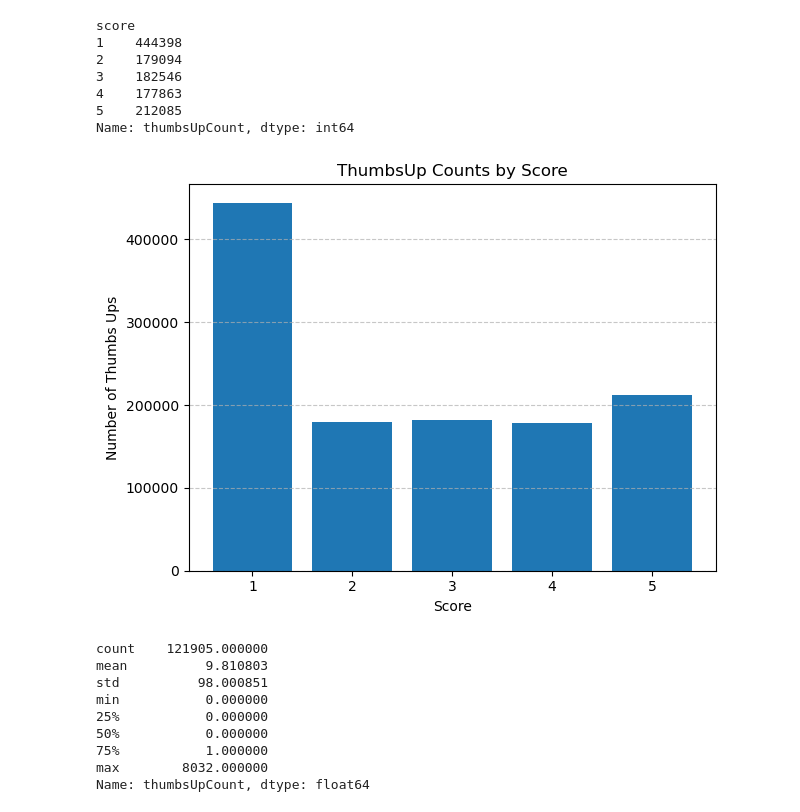
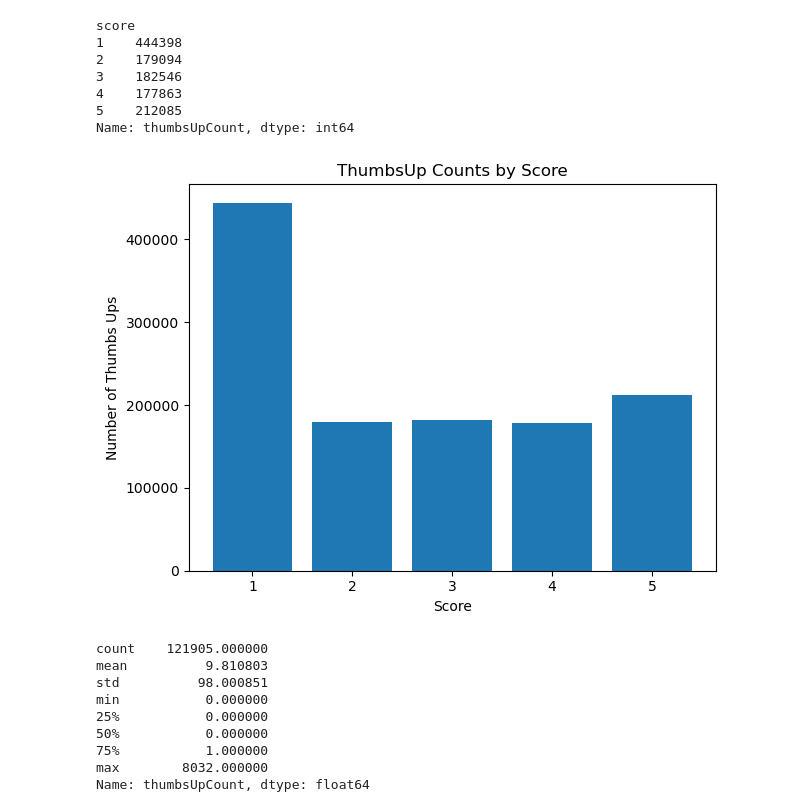
Before and after one commit to aimeele97/netflix_time_series_sentiment_analysis, a Jupyter notebook: Netflix_Reviews_Sentiment_Analysis.ipynb, the cells around one changed output. Saved outputs shown, nothing was run; the diff lists cells and outputs as text; code cells hidden in the pictures.

```diff
--- a/Netflix_Reviews_Sentiment_Analysis.ipynb
+++ b/Netflix_Reviews_Sentiment_Analysis.ipynb
@@ -213,20 +215,14 @@ Name: thumbsUpCount, dtype: int64
 # %%
 # Create a bar plot for thumbs-up counts for each score
 plt.bar(thumbsup_counts.index, thumbsup_counts.values)
 
-# Adding title and labels
 plt.title('ThumbsUp Counts by Score')
 plt.xlabel('Score')
 plt.ylabel('Number of Thumbs Ups')
-
-# Optional: Add gridlines for better readability
-plt.grid(True, axis='y', linestyle='--', alpha=0.7)
-
-# Show the plot
 plt.tight_layout()
 plt.show()
 # %% [output]
-[figure, old version]
+[figure, new version]
 # %%
 netflix_df_time_series['thumbsUpCount'].describe()
 # %% [output]
```
Also changed, not shown: parts of 22 cells of this notebook, 1 other file.
